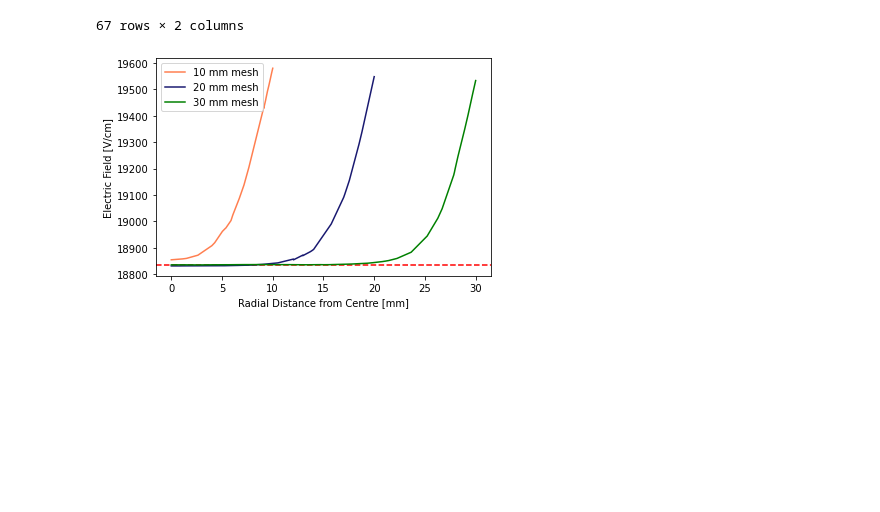
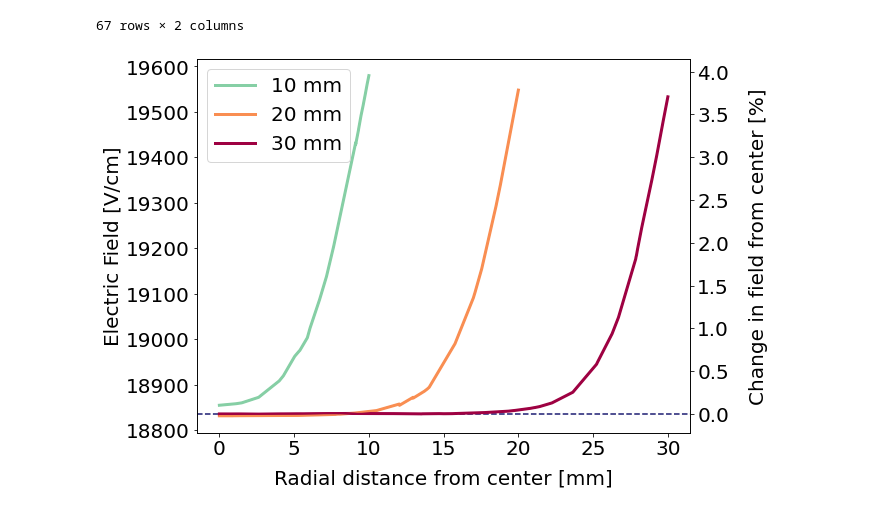
Before and after one commit to kvjmistry/GarfieldCode, a Jupyter notebook: Electroluminescence/notebooks/PlotElectricField.ipynb, the cells around one changed output. Saved outputs shown, nothing was run; the diff lists cells and outputs as text; code cells hidden in the pictures; blank space fills up the shorter version.

```diff
--- a/Electroluminescence/notebooks/PlotElectricField.ipynb
+++ b/Electroluminescence/notebooks/PlotElectricField.ipynb
@@ -26,22 +27,38 @@ display(E_30)
 | 65 | 29.788843 | 19497.231845 |
 | 66 | 30.000000 | 19533.188408 |
 67 rows × 2 columns
-# %%
-plt.figure()
-
-# Create a sequential colormap
-cmap = get_cmap('Spectral')  # You can choose any sequential colormap here
-
-plt.axhline(y = 18835.3, color = 'r', linestyle = '--')
-plt.plot(E_10["y"], E_10["E"], label = "10 mm mesh", color = 'coral')
-plt.plot(E_20["y"], E_20["E"], label = "20 mm mesh", color = 'midnightblue')
-plt.plot(E_30["y"], E_30["E"], label = "30 mm mesh", color = 'green')
-plt.legend()
-plt.xlabel("Radial Distance from Centre [mm]")
-plt.ylabel("Electric Field [V/cm]")
-plt.savefig("../Plots/RadialField.pdf")
-# %% [output]
-[figure, removed]
+# %%
+fig, ax1 = plt.subplots(figsize=(9,6))
+
+# Create a sequential colormap
+cmap = get_cmap('Spectral')  # You can choose any sequential colormap here
+
+ax1.axhline(y = 18835.3, color = 'midnightblue', linestyle = '--')
+ax1.plot(E_10["y"], E_10["E"], label = "10 mm", color=cmap(0.75), linewidth = 3)
+ax1.plot(E_20["y"], E_20["E"], label = "20 mm", color=cmap(0.25), linewidth = 3)
+ax1.plot(E_30["y"], E_30["E"], label = "30 mm", color=cmap(0), linewidth = 3)
+
+
+E_10["E_percent"] = -100 + (E_10["E"] * 100 / 18835.3)
+E_20["E_percent"] = -100 + (E_20["E"] * 100 / 18835.3)
+E_30["E_percent"] = -100 + (E_30["E"] * 100 / 18835.3)
+ax2 = ax1.twinx()
+ax2.plot(E_10["y"], E_10["E_percent"], color=cmap(0.75))
+ax2.plot(E_20["y"], E_20["E_percent"], color=cmap(0.25))
+ax2.plot(E_30["y"], E_30["E_percent"], color=cmap(0))
+ax2.set_ylabel('Change in field from center [%]', fontsize=20, labelpad=20)
+
+ax1.tick_params(axis='both', labelsize=20)  # Adjust the tick label font size as needed
+ax2.tick_params(axis='both', labelsize=20)  # Adjust the tick label font size as needed
+
+# ax1.set_xlim(-4, 35)
+ax1.legend(loc= "upper left",fontsize=20)
+ax1.set_xlabel("Radial distance from center [mm]", fontsize=20, labelpad=10)
+ax1.set_ylabel("Electric Field [V/cm]", fontsize=20)
+ax1.figure.tight_layout()
+fig.savefig("../Plots/RadialField.pdf")
+# %% [output]
+[figure, added]
 # %%
 # Load in the electric fields vs z position
 Ez_align = pd.read_csv(f"../Files/ElectricField/Central_EField_Aligned.txt", delimiter = ",")
```
Also changed, not shown: parts of 5 cells of this notebook, 3 other files.
